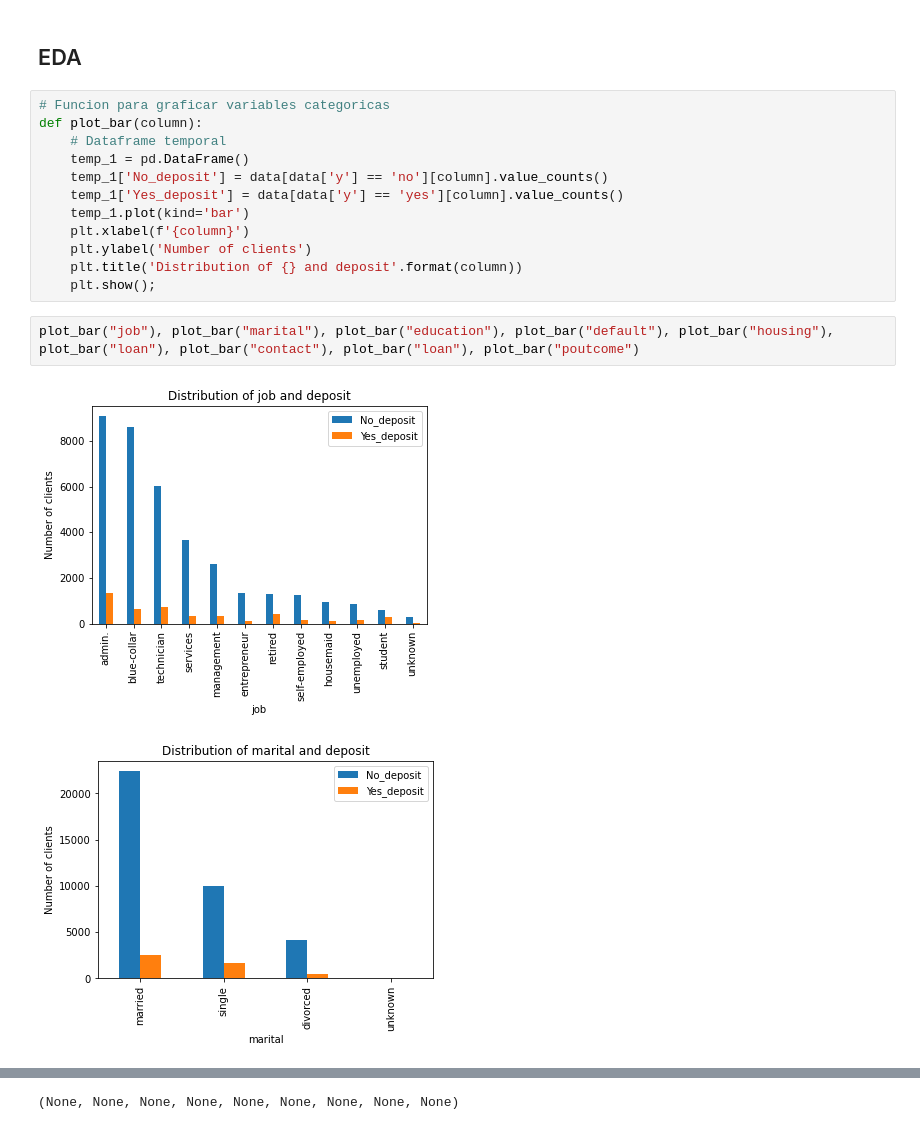
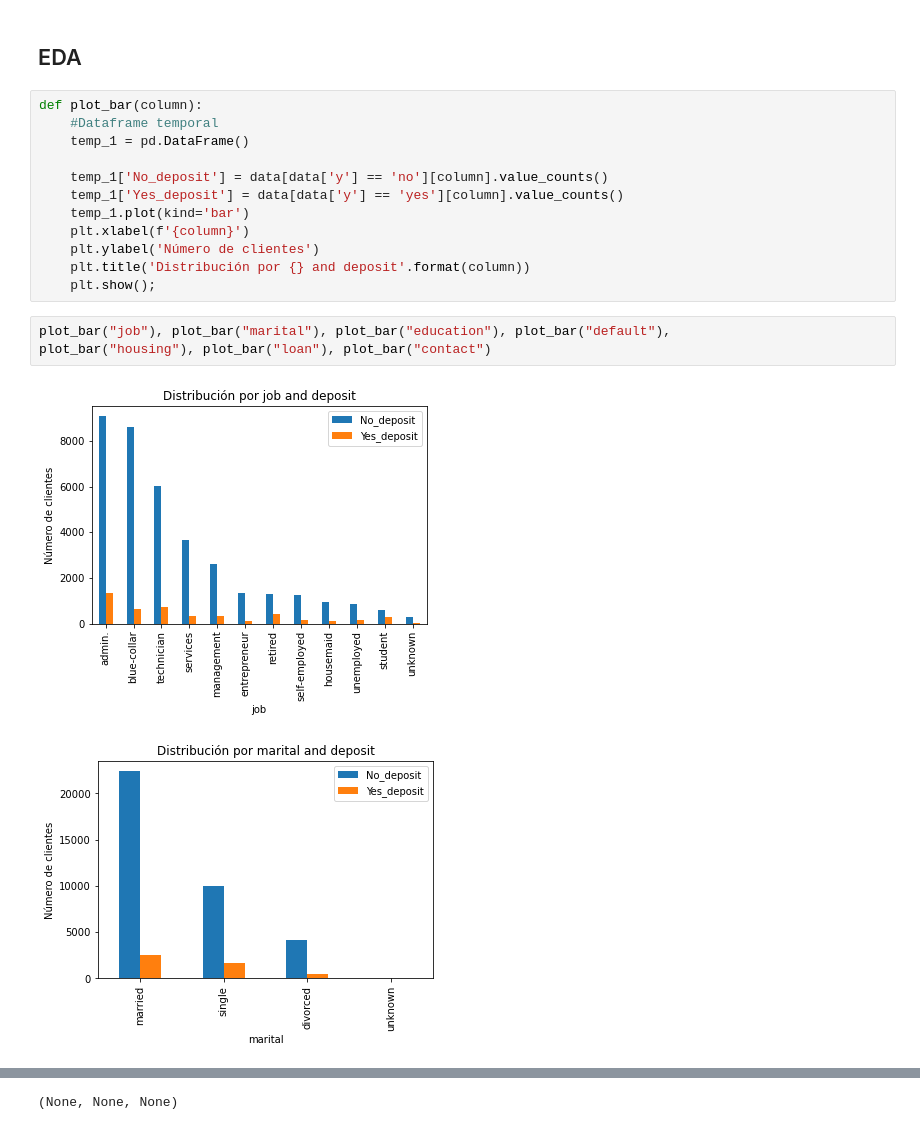
Before and after one commit to BenkosT/TP_Clasificacion, a Jupyter notebook: Notebooks/Clasificacion.ipynb, the cells around one changed output, grey strips where cells are left out. Cells and saved outputs as stored; diff of their text form.

```diff
--- a/Notebooks/Clasificacion.ipynb
+++ b/Notebooks/Clasificacion.ipynb
@@ -94,19 +94,20 @@ data.describe()
 # %% [markdown]
 ## EDA
 # %%
-# Funcion para graficar variables categoricas
 def plot_bar(column):
-    # Dataframe temporal
+    #Dataframe temporal
     temp_1 = pd.DataFrame()
+
     temp_1['No_deposit'] = data[data['y'] == 'no'][column].value_counts()
     temp_1['Yes_deposit'] = data[data['y'] == 'yes'][column].value_counts()
     temp_1.plot(kind='bar')
     plt.xlabel(f'{column}')
-    plt.ylabel('Number of clients')
-    plt.title('Distribution of {} and deposit'.format(column))
+    plt.ylabel('Número de clientes')
+    plt.title('Distribución por {} and deposit'.format(column))
     plt.show();
 # %%
-plot_bar("job"), plot_bar("marital"), plot_bar("education"), plot_bar("default"), plot_bar("housing"), plot_bar("loan"), plot_bar("contact"), plot_bar("loan"), plot_bar("poutcome")
+plot_bar("job"), plot_bar("marital"), plot_bar("education"), plot_bar("default"),
+plot_bar("housing"), plot_bar("loan"), plot_bar("contact")
 # %% [output]
-[figure, old version]
+[figure, new version]
-[figure, old version]
+[figure, new version]
@@ -120 +119 @@ plot_bar("job"), plot_bar("marital"), plot_bar("education"), plot_bar("default")
-(None, None, None, None, None, None, None, None, None)
+(None, None, None)
```
Also changed, not shown: parts of 7 cells of this notebook.
